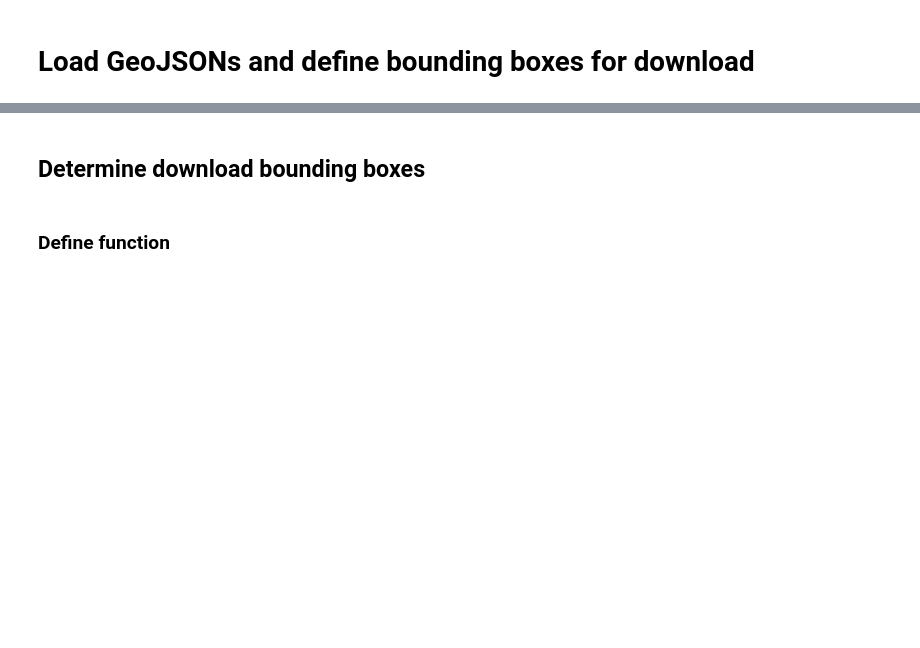
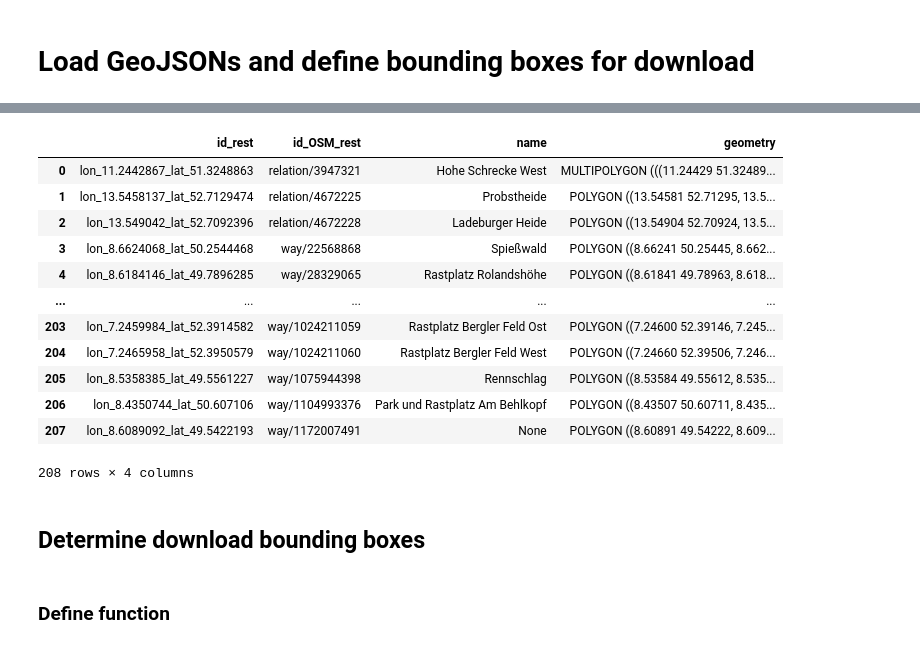
Before and after one commit to benedikt-korbach/remote-sensing-of-parking-areas, a Jupyter notebook: 02_data_acquisition/02c_download_annotate_images.ipynb, the cells around one changed output, grey strips where cells are left out. Drawn from its saved outputs; the diff is of its cells as text; code cells hidden in the pictures; blank space fills up the shorter version.

```diff
--- a/02_data_acquisition/02c_download_annotate_images.ipynb
+++ b/02_data_acquisition/02c_download_annotate_images.ipynb
@@ -365,3 +251,19 @@ The needed minimum pixel size is: 2770 pixels.
+# %%
+wrongly_labelled_service_stations
+# %% [output]
+|  | id_rest | id_OSM_rest | name | geometry |
+| 0 | lon_11.2442867_lat_51.3248863 | relation/3947321 | Hohe Schrecke West | MULTIPOLYGON (((11.24429 51.32489... |
+| 1 | lon_13.5458137_lat_52.7129474 | relation/4672225 | Probstheide | POLYGON ((13.54581 52.71295, 13.5... |
+| 2 | lon_13.549042_lat_52.7092396 | relation/4672228 | Ladeburger Heide | POLYGON ((13.54904 52.70924, 13.5... |
+| 3 | lon_8.6624068_lat_50.2544468 | way/22568868 | Spießwald | POLYGON ((8.66241 50.25445, 8.662... |
+| 4 | lon_8.6184146_lat_49.7896285 | way/28329065 | Rastplatz Rolandshöhe | POLYGON ((8.61841 49.78963, 8.618... |
+| ... | ... | ... | ... | ... |
+| 203 | lon_7.2459984_lat_52.3914582 | way/1024211059 | Rastplatz Bergler Feld Ost | POLYGON ((7.24600 52.39146, 7.245... |
+| 204 | lon_7.2465958_lat_52.3950579 | way/1024211060 | Rastplatz Bergler Feld West | POLYGON ((7.24660 52.39506, 7.246... |
+| 205 | lon_8.5358385_lat_49.5561227 | way/1075944398 | Rennschlag | POLYGON ((8.53584 49.55612, 8.535... |
+| 206 | lon_8.4350744_lat_50.607106 | way/1104993376 | Park und Rastplatz Am Behlkopf | POLYGON ((8.43507 50.60711, 8.435... |
+| 207 | lon_8.6089092_lat_49.5422193 | way/1172007491 | None | POLYGON ((8.60891 49.54222, 8.609... |
+208 rows × 4 columns
 # %% [markdown]
 ## Determine download bounding boxes
 # %% [markdown]
```
Also changed, not shown: parts of 87 cells of this notebook, 43 other files.
